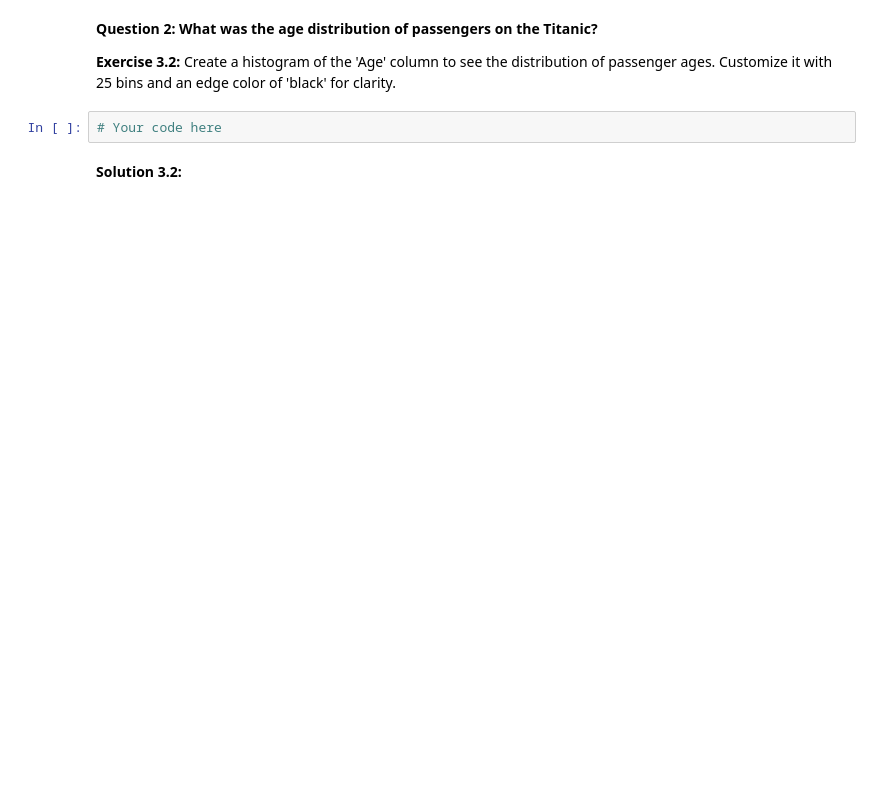
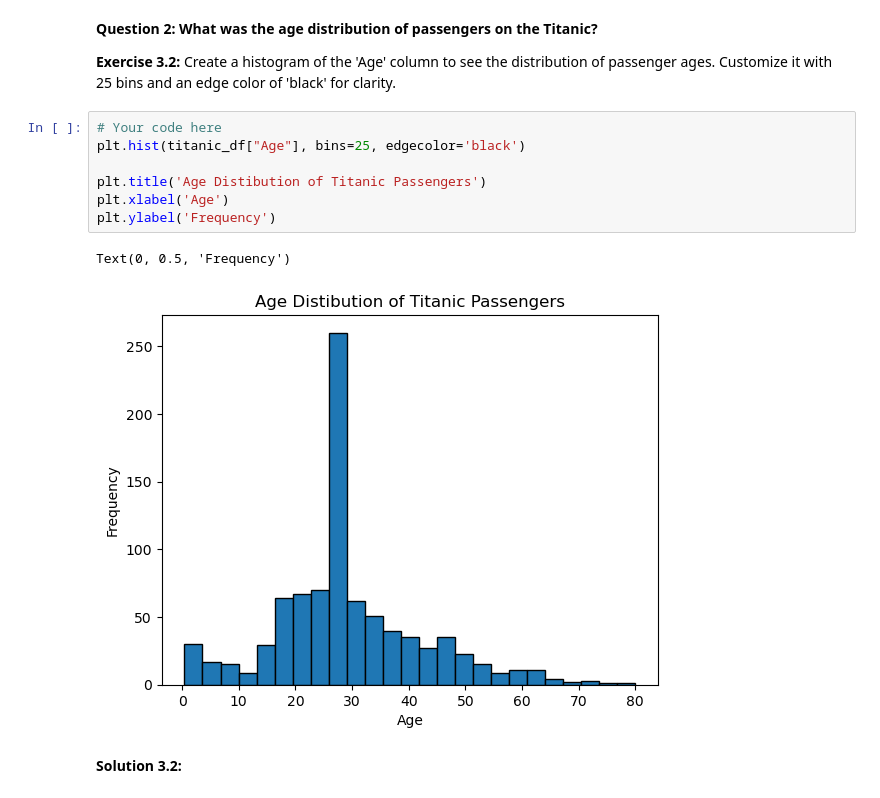
Before and after one commit to rksfn/scipy, a Jupyter notebook: week1_foundations_of_data_manipulation_and_visualization/day7_bringing_it_all2gether_mini_project.ipynb, the cells around one changed output. Saved outputs shown, nothing was run; the diff lists cells and outputs as text; blank space fills up the shorter version.

```diff
--- a/week1_foundations_of_data_manipulation_and_visualization/day7_bringing_it_all2gether_mini_project.ipynb
+++ b/week1_foundations_of_data_manipulation_and_visualization/day7_bringing_it_all2gether_mini_project.ipynb
@@ -103,8 +173,16 @@ plt.show()
 **Question 2: What was the age distribution of passengers on the Titanic?**
 
 **Exercise 3.2:** Create a histogram of the 'Age' column to see the distribution of passenger ages. Customize it with 25 bins and an edge color of 'black' for clarity.
-# %%
-# Your code here
+# %%
+# Your code here
+plt.hist(titanic_df["Age"], bins=25, edgecolor='black')
+
+plt.title('Age Distibution of Titanic Passengers')
+plt.xlabel('Age')
+plt.ylabel('Frequency')
+# %% [output]
+Text(0, 0.5, 'Frequency')
+[figure, added]
 # %% [markdown]
 **Solution 3.2:**
 # %%
```
Also changed, not shown: parts of 13 cells of this notebook.
